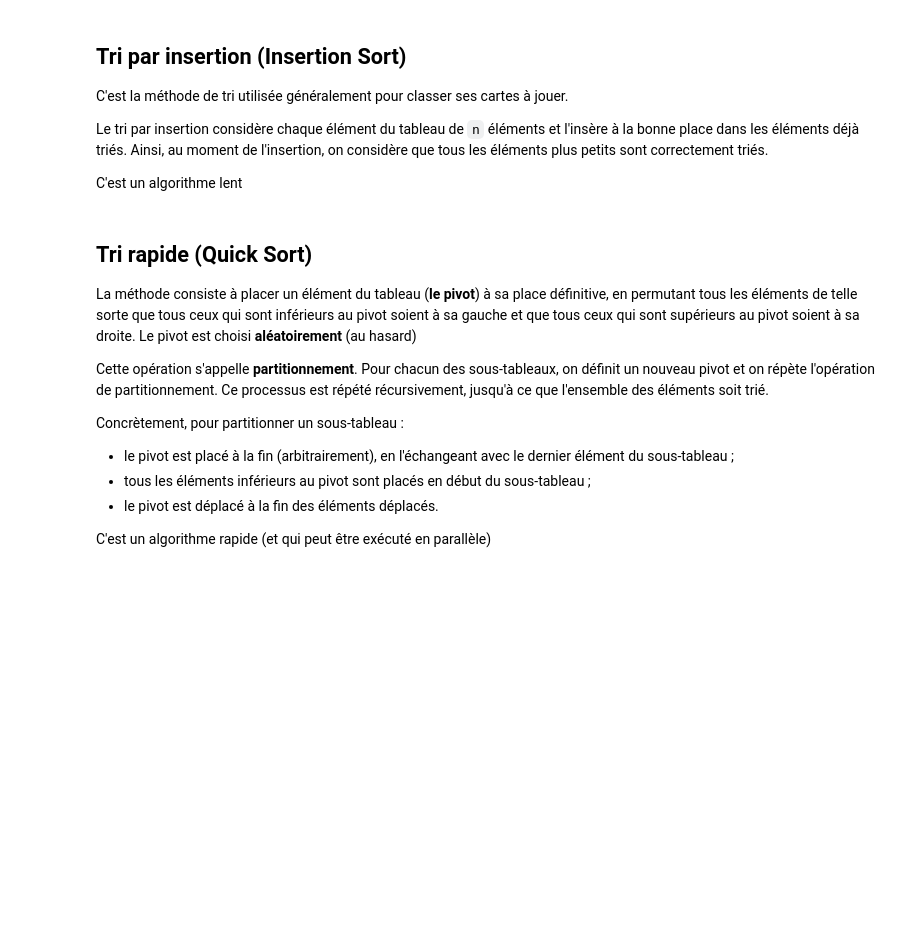
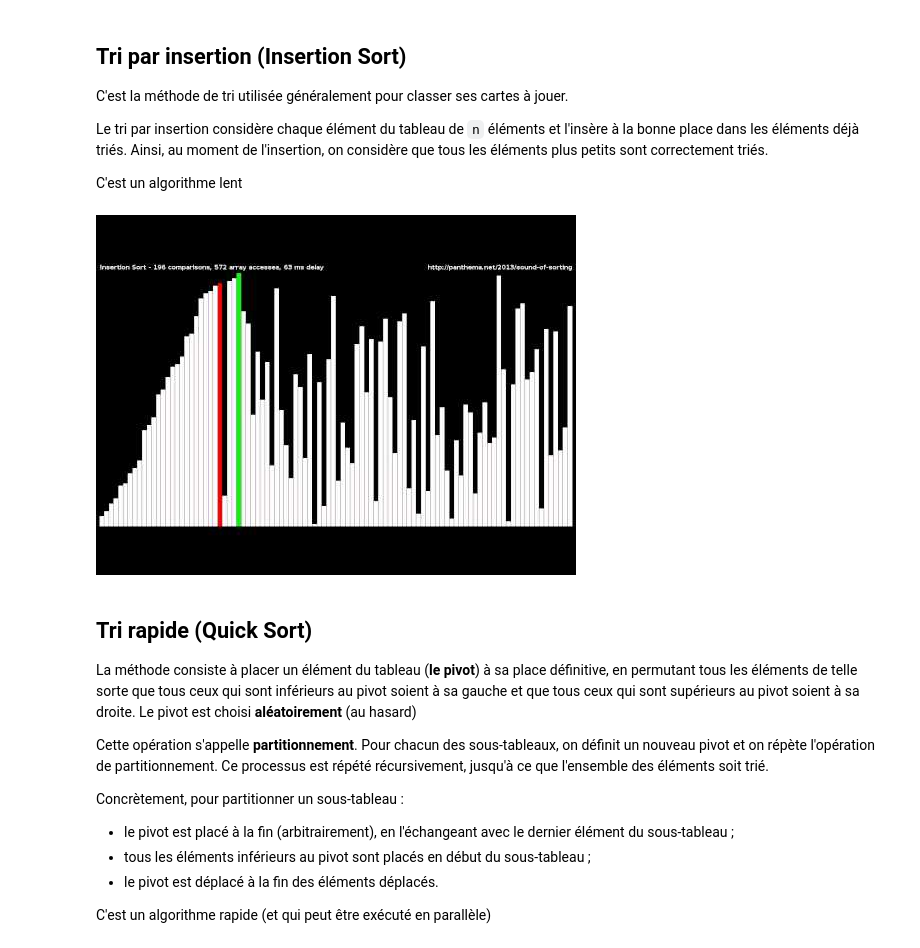
Before and after one commit to vkeller/modulo-gybe, a Jupyter notebook: 1M/algo/cours/Cours5.2.ipynb, the cells around one changed output. Saved outputs shown, nothing was run; the diff lists cells and outputs as text; code cells hidden in the pictures; blank space fills up the shorter version.

```diff
--- a/1M/algo/cours/Cours5.2.ipynb
+++ b/1M/algo/cours/Cours5.2.ipynb
@@ -61,6 +73,12 @@ C'est la méthode de tri utilisée généralement pour classer ses cartes à jou
 Le tri par insertion considère chaque élément du tableau de `n` éléments et l'insère à la bonne place dans les éléments déjà triés. Ainsi, au moment de l'insertion, on considère que tous les éléments plus petits sont correctement triés.
 
 C'est un algorithme lent
+# %%
+from IPython.display import YouTubeVideo
+
+YouTubeVideo('8oJS1BMKE64', width=960, height=540)
+# %% [output]
+[figure, added]
 # %% [markdown]
 ## Tri rapide (Quick Sort)
 
```
Also changed, not shown: parts of 6 cells of this notebook.
